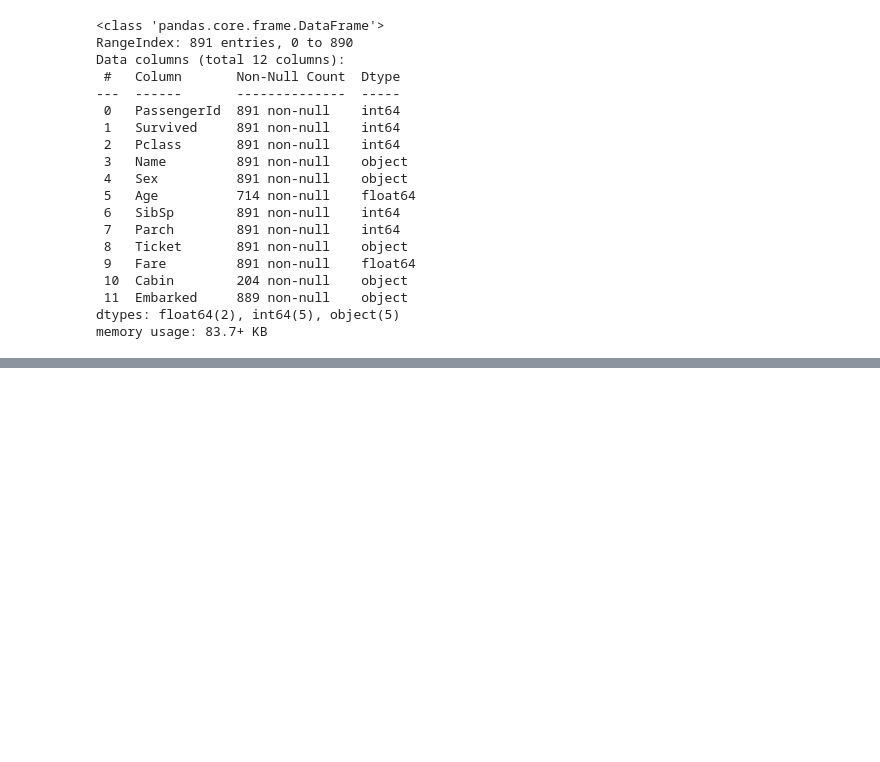
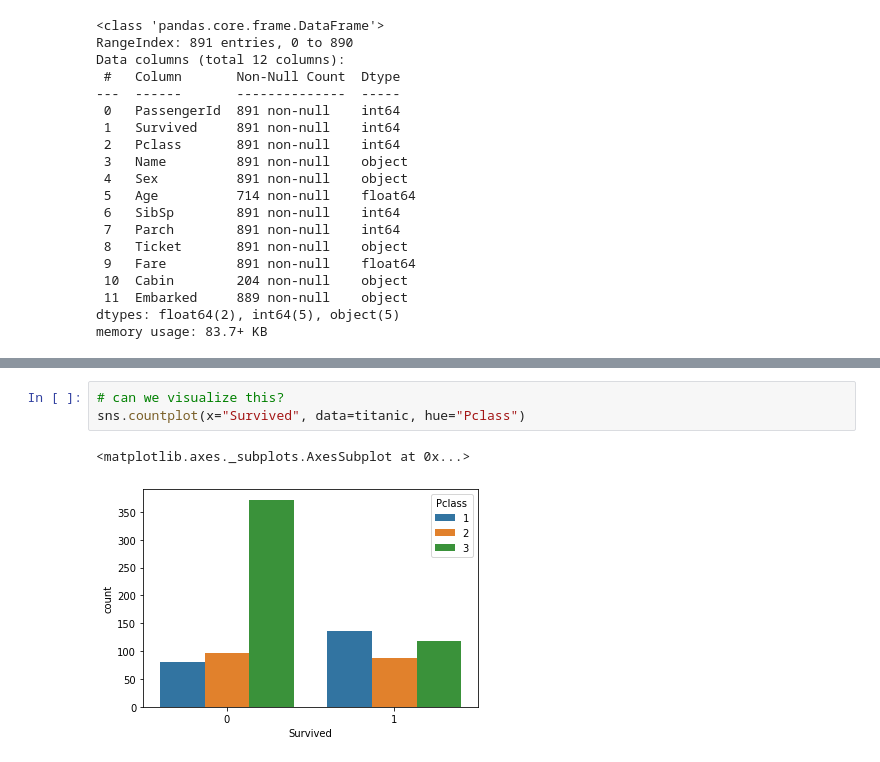
Before and after one commit to thisisharrison/titanic, a Jupyter notebook: Titanic_Practice.ipynb, the cells around one changed output, grey strips where cells are left out. Saved outputs shown, nothing was run; the diff lists cells and outputs as text; blank space fills up the shorter version.

```diff
--- a/Titanic_Practice.ipynb
+++ b/Titanic_Practice.ipynb
@@ -104,0 +243,6 @@ memory usage: 83.7+ KB
+# %%
+# can we visualize this?
+sns.countplot(x="Survived", data=titanic, hue="Pclass")
+# %% [output]
+<matplotlib.axes._subplots.AxesSubplot at 0x...>
+[figure, added]
```
Also changed, not shown: parts of 26 cells of this notebook.
